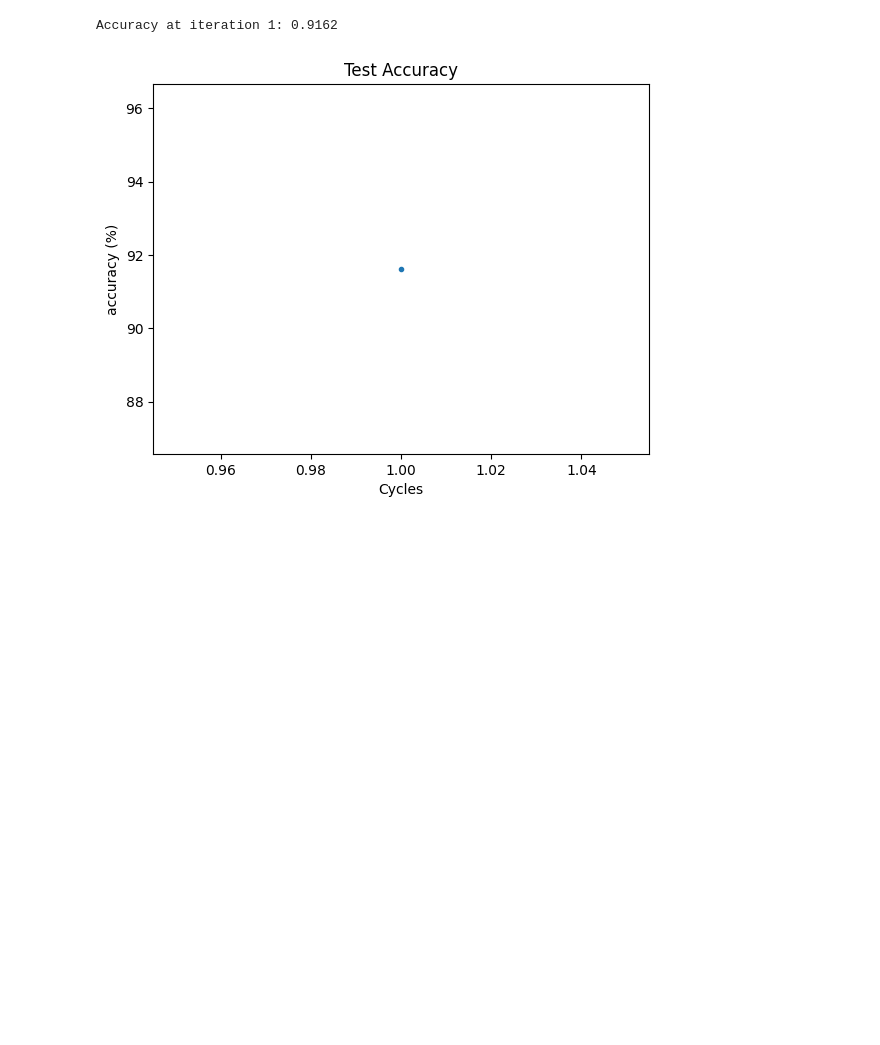
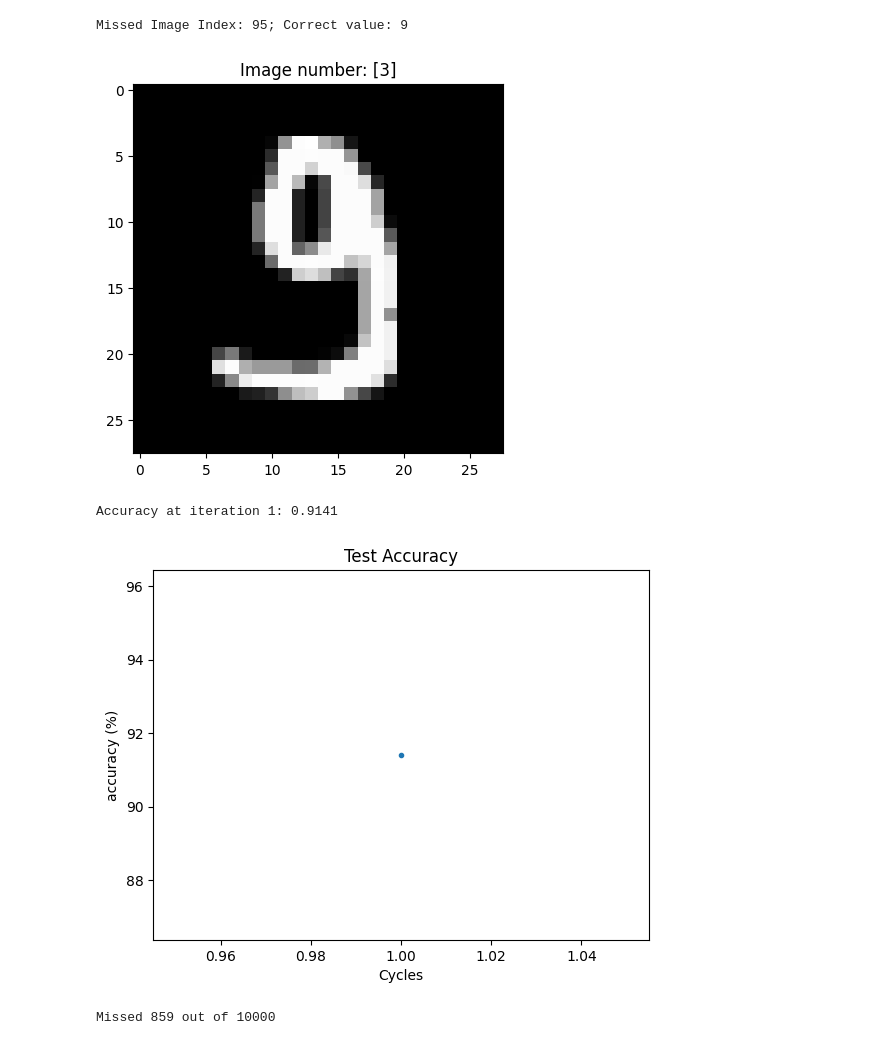
Before and after one commit to step-cheng/mnist_from_scratch, a Jupyter notebook: mnist_scratch.ipynb, the cells around one changed output. Saved outputs shown, nothing was run; the diff lists cells and outputs as text; code cells hidden in the pictures; blank space fills up the shorter version.

```diff
--- a/mnist_scratch.ipynb
+++ b/mnist_scratch.ipynb
@@ -237,8 +251,19 @@ Accuracy at iteration 1: 0.9078
+# %%
+# Show random missed image during validation
+i = random.randint(0,len(val_missed_inds))
+
+print(f'Missed Image Index: {i}; Correct value: {np.argmax(val_labels[:,val_missed_inds[i]])}')
+show_image(val_imgs[:,val_missed_inds[i]], one_hot_encode(val_missed_guesses[i]))
+# %% [output]
+Missed Image Index: 95; Correct value: 9
+[figure, added]
 # %%
 # test data
 batches = 1
 
-params = model(test_imgs, test_labels, batches, params = params, train = False)
+params, test_missed_inds, test_missed_guesses = model(test_imgs, test_labels, batches, params = params, train = False)
+print(f'Missed {len(test_missed_inds)} out of {test_imgs.shape[1]}')
 # %% [output]
-Accuracy at iteration 1: 0.9162
+Accuracy at iteration 1: 0.9141
-[figure, old version]
+[figure, new version]
+Missed 859 out of 10000
```
Also changed, not shown: parts of 8 cells of this notebook.
